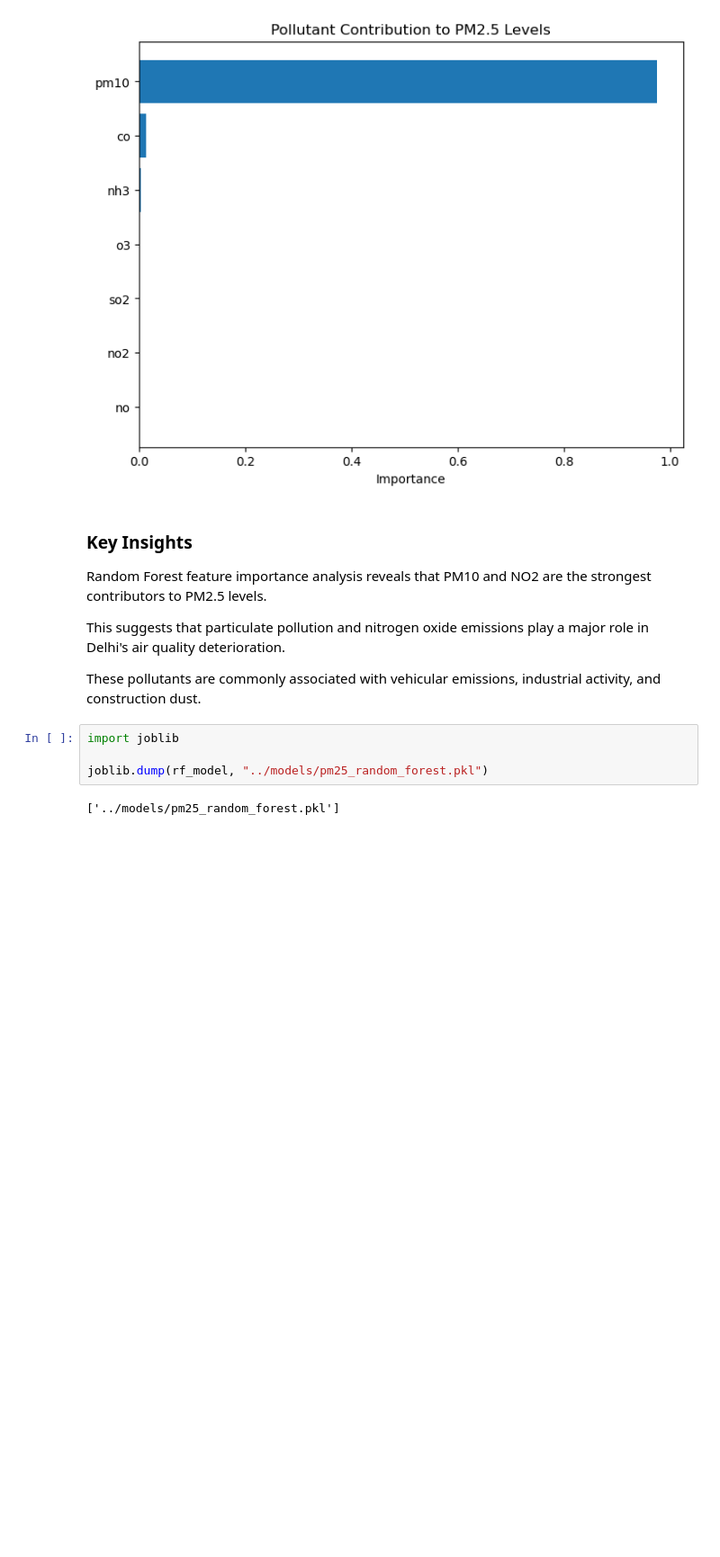
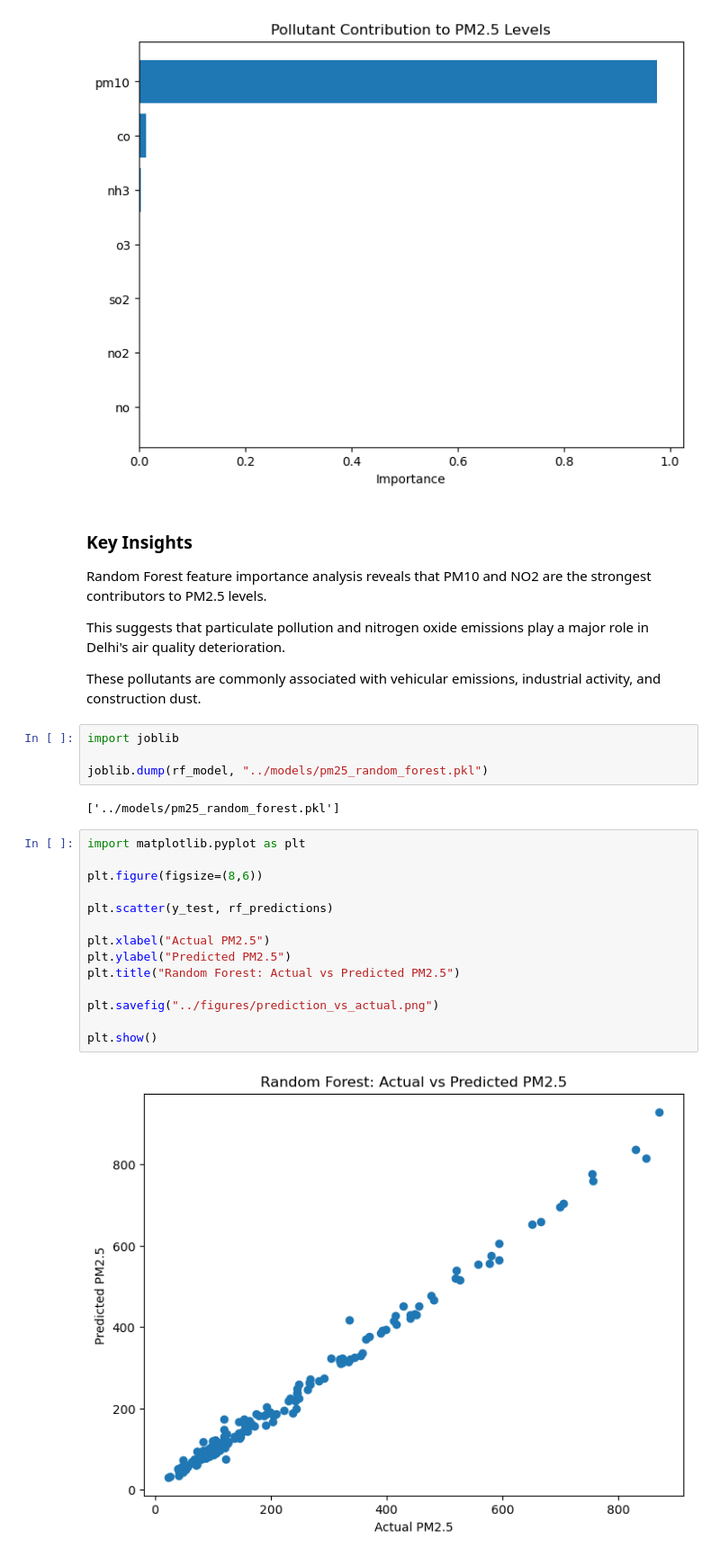
Before and after one commit to ShivaliBajaj/delhi-air-pollution-prediction, a Jupyter notebook: notebooks/03_modeling_pm25_prediction.ipynb, the cells around one changed output. Shown at 90% size. Drawn from its saved outputs; the diff is of its cells as text; blank space fills up the shorter version.

Commit message:
Add visualization code to modeling notebook

```diff
--- a/notebooks/03_modeling_pm25_prediction.ipynb
+++ b/notebooks/03_modeling_pm25_prediction.ipynb
@@ -273,3 +273,19 @@ import joblib
 joblib.dump(rf_model, "../models/pm25_random_forest.pkl")
 # %% [output]
 ['../models/pm25_random_forest.pkl']
+# %%
+import matplotlib.pyplot as plt
+
+plt.figure(figsize=(8,6))
+
+plt.scatter(y_test, rf_predictions)
+
+plt.xlabel("Actual PM2.5")
+plt.ylabel("Predicted PM2.5")
+plt.title("Random Forest: Actual vs Predicted PM2.5")
+
+plt.savefig("../figures/prediction_vs_actual.png")
+
+plt.show()
+# %% [output]
+[figure, added]
```
